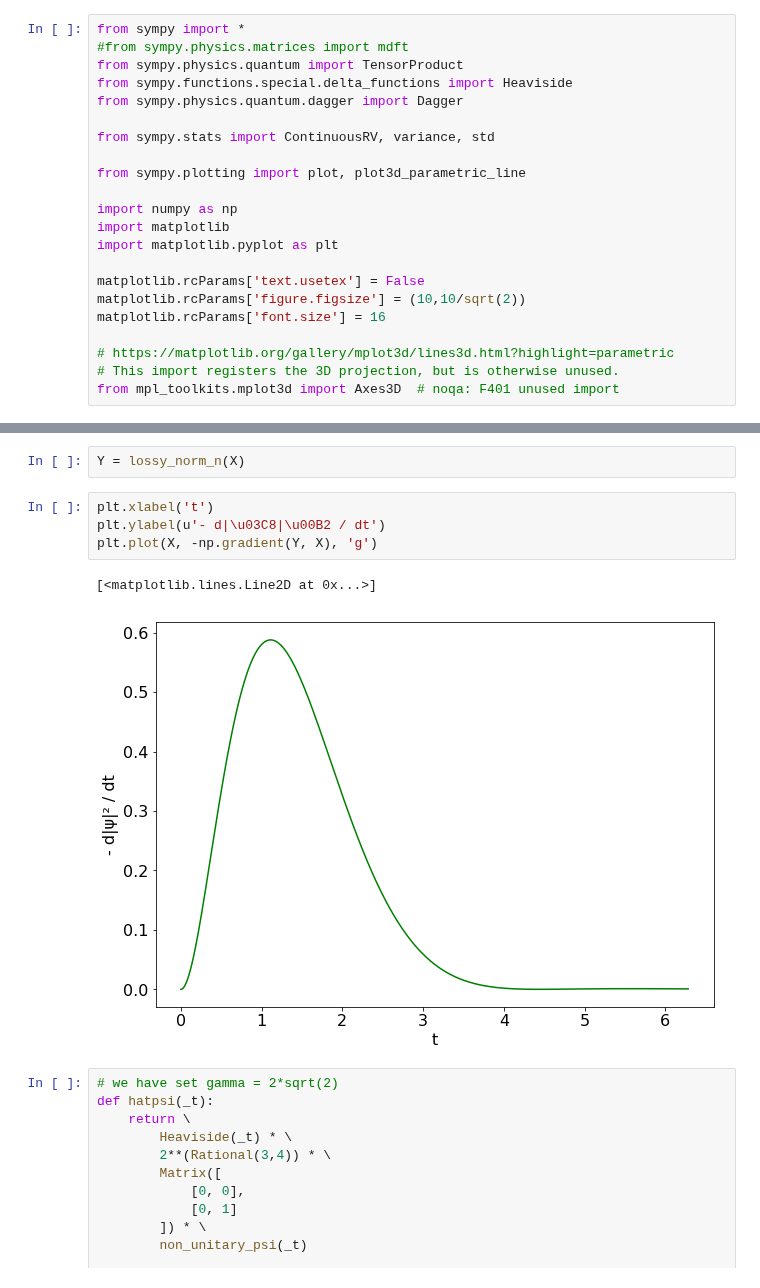
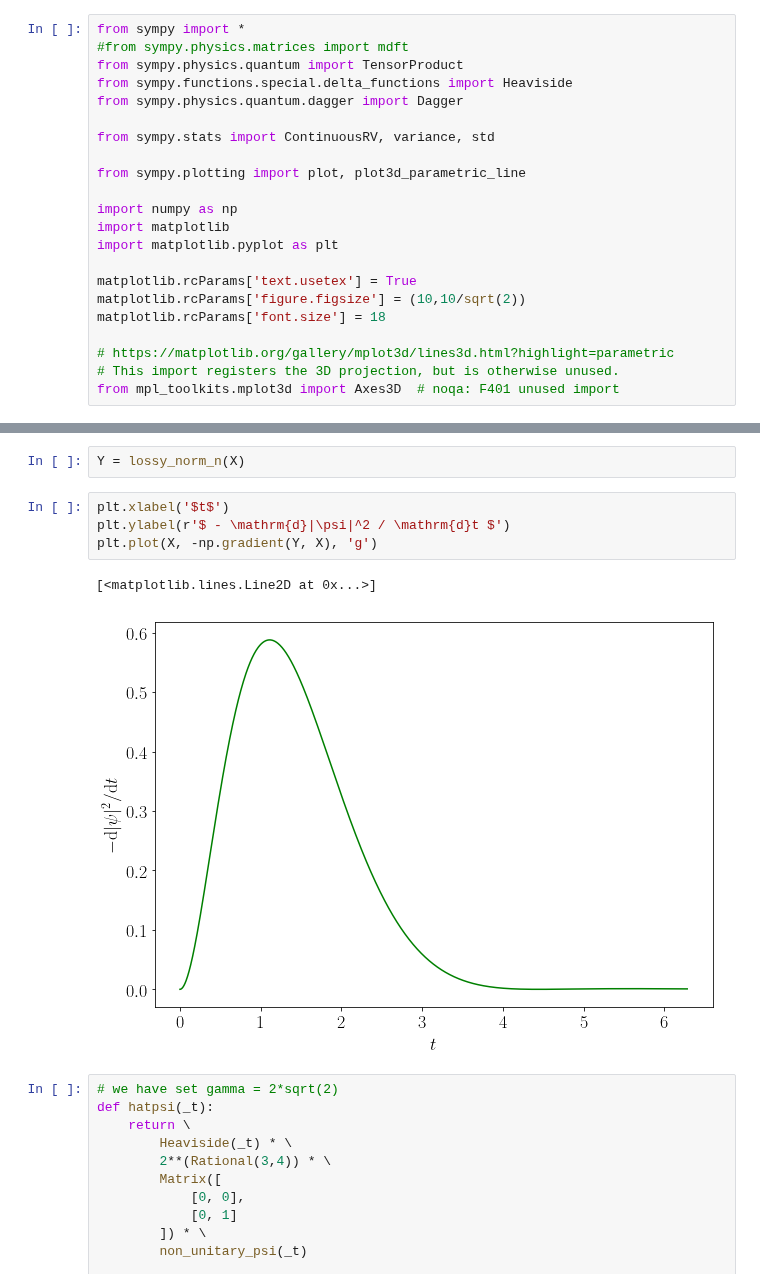
Before and after one commit to gderosa/timeq, a Jupyter notebook: comp/jupyter/detect.ipynb, the cells around one changed output, grey strips where cells are left out. Drawn from its saved outputs; the diff is of its cells as text.

```diff
--- a/comp/jupyter/detect.ipynb
+++ b/comp/jupyter/detect.ipynb
@@ -15,9 +15,9 @@ import numpy as np
 import matplotlib
 import matplotlib.pyplot as plt
 
-matplotlib.rcParams['text.usetex'] = False
+matplotlib.rcParams['text.usetex'] = True
 matplotlib.rcParams['figure.figsize'] = (10,10/sqrt(2))
-matplotlib.rcParams['font.size'] = 16
+matplotlib.rcParams['font.size'] = 18
 
 # https://matplotlib.org/gallery/mplot3d/lines3d.html?highlight=parametric
 # This import registers the 3D projection, but is otherwise unused.
@@ -203,12 +206,12 @@ X = np.linspace(1e-6, 2*np.pi, 1000)  # avoid singularity in t=0
 # %%
 Y = lossy_norm_n(X)
 # %%
-plt.xlabel('t')
-plt.ylabel(u'- d|\u03C8|\u00B2 / dt')
+plt.xlabel('$t$')
+plt.ylabel(r'$ - \mathrm{d}|\psi|^2 / \mathrm{d}t $')
 plt.plot(X, -np.gradient(Y, X), 'g')
 # %% [output]
 [<matplotlib.lines.Line2D at 0x...>]
-[figure, old version]
+[figure, new version]
 # %%
 # we have set gamma = 2*sqrt(2)
 def hatpsi(_t):
```
Also changed, not shown: parts of 45 cells of this notebook, 3 other files.
